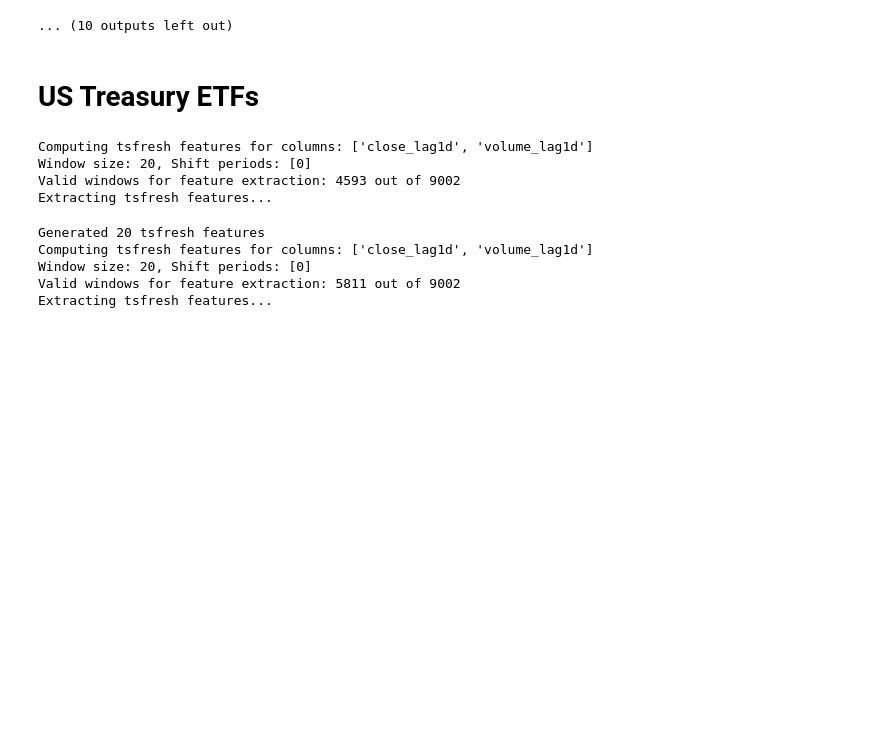
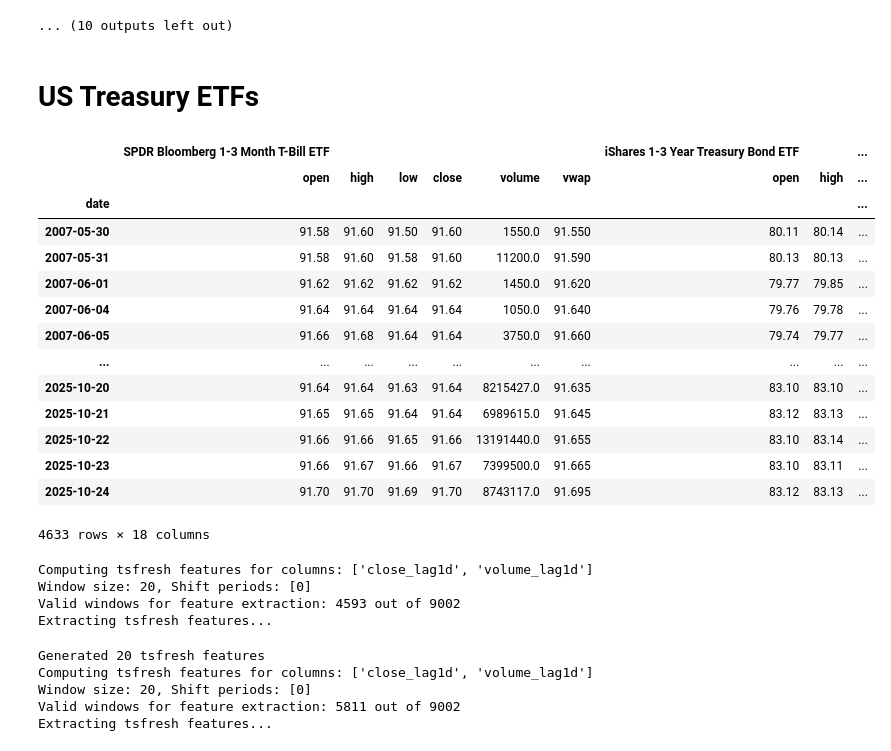
Before and after one commit to jessego20/FE800_project_code, a Jupyter notebook: feature_engineering.ipynb, the cells around one changed output. Cells and saved outputs as stored; diff of their text form; code cells hidden in the pictures; blank space fills up the shorter version.

```diff
--- a/feature_engineering.ipynb
+++ b/feature_engineering.ipynb
@@ -355,6 +373,24 @@ col_mask = us_equity_data.columns.map(lambda x: x[0] in us_treasuries)
 
 us_treasury_data = us_equity_data.loc[:, col_mask]
 # us_treasury_data.tail()
+# %%
+us_treasury_data.dropna()
+# %% [output]
+|  | SPDR Bloomberg 1-3 Month T-Bill ETF |  |  |  |  |  | iShares 1-3 Year Treasury Bond ETF |  | ... |
+|  | open | high | low | close | volume | vwap | open | high | ... |
+| date |  |  |  |  |  |  |  |  | ... |
+| 2007-05-30 | 91.58 | 91.60 | 91.50 | 91.60 | 1550.0 | 91.550 | 80.11 | 80.14 | ... |
+| 2007-05-31 | 91.58 | 91.60 | 91.58 | 91.60 | 11200.0 | 91.590 | 80.13 | 80.13 | ... |
+| 2007-06-01 | 91.62 | 91.62 | 91.62 | 91.62 | 1450.0 | 91.620 | 79.77 | 79.85 | ... |
+| 2007-06-04 | 91.64 | 91.64 | 91.64 | 91.64 | 1050.0 | 91.640 | 79.76 | 79.78 | ... |
+| 2007-06-05 | 91.66 | 91.68 | 91.64 | 91.64 | 3750.0 | 91.660 | 79.74 | 79.77 | ... |
+| ... | ... | ... | ... | ... | ... | ... | ... | ... | ... |
+| 2025-10-20 | 91.64 | 91.64 | 91.63 | 91.64 | 8215427.0 | 91.635 | 83.10 | 83.10 | ... |
+| 2025-10-21 | 91.65 | 91.65 | 91.64 | 91.64 | 6989615.0 | 91.645 | 83.12 | 83.13 | ... |
+| 2025-10-22 | 91.66 | 91.66 | 91.65 | 91.66 | 13191440.0 | 91.655 | 83.10 | 83.14 | ... |
+| 2025-10-23 | 91.66 | 91.67 | 91.66 | 91.67 | 7399500.0 | 91.665 | 83.10 | 83.11 | ... |
+| 2025-10-24 | 91.70 | 91.70 | 91.69 | 91.70 | 8743117.0 | 91.695 | 83.12 | 83.13 | ... |
+4633 rows × 18 columns
 # %%
 us_treasury_assets = us_treasury_data.columns.get_level_values(0).unique().tolist()
 us_treasury_derived = dd.TimeSeriesDerivedFields(price_data=us_treasury_data.xs(us_treasury_assets[0], level=0, axis=1)).compute_all_derived_fields(include_tsfresh=True)
```
Also changed, not shown: parts of 1 cell of this notebook, 32 other files.
